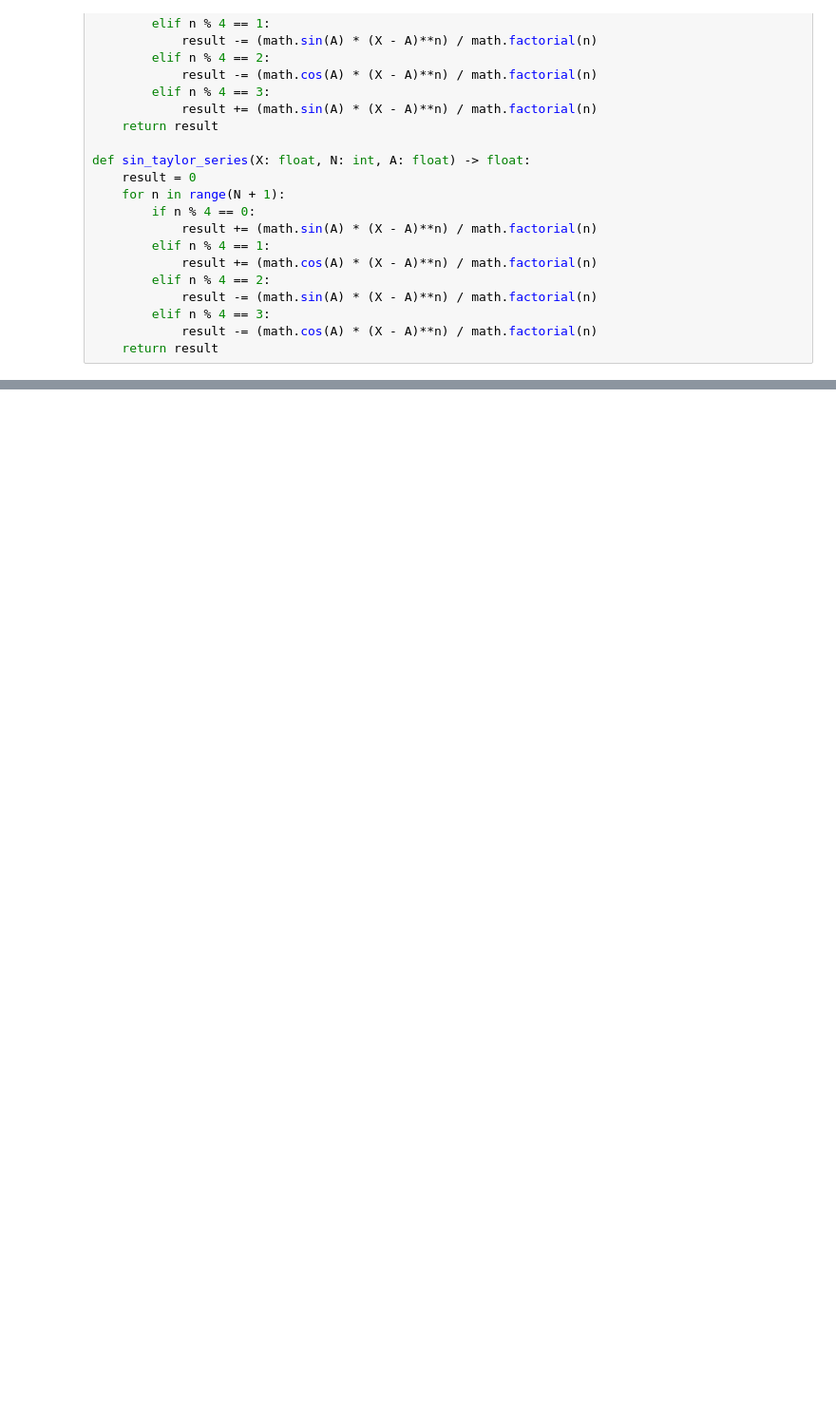
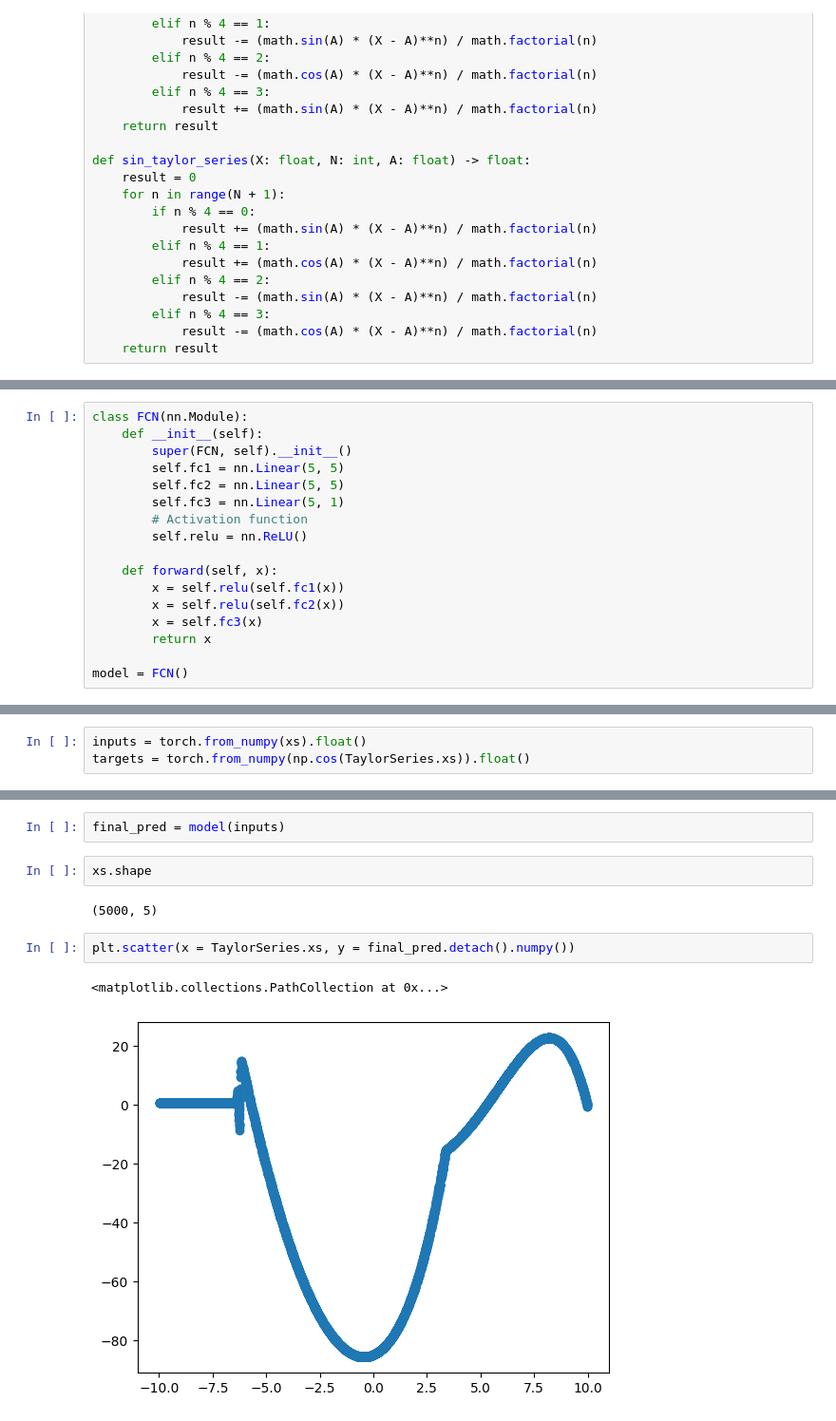
Before and after one commit to chenjoshua7/chenjoshua7.github.io, a Jupyter notebook: notebooks/taylorseries.ipynb, the cells around one changed output, grey strips where cells are left out. Shown at 95% size. Saved outputs shown, nothing was run; the diff lists cells and outputs as text; blank space fills up the shorter version.

```diff
--- a/notebooks/taylorseries.ipynb
+++ b/notebooks/taylorseries.ipynb
@@ -182,0 +355,17 @@ def backward_propagation(cache, params, y):
+# %%
+class FCN(nn.Module):
+    def __init__(self):
+        super(FCN, self).__init__()
+        self.fc1 = nn.Linear(5, 5)
+        self.fc2 = nn.Linear(5, 5)
+        self.fc3 = nn.Linear(5, 1)
+        # Activation function
+        self.relu = nn.ReLU()
+
+    def forward(self, x):
+        x = self.relu(self.fc1(x))
+        x = self.relu(self.fc2(x))
+        x = self.fc3(x)
+        return x
+
+model = FCN()
@@ -182,0 +374,3 @@ def backward_propagation(cache, params, y):
+# %%
+inputs = torch.from_numpy(xs).float()
+targets = torch.from_numpy(np.cos(TaylorSeries.xs)).float()
@@ -182,0 +426,11 @@ def backward_propagation(cache, params, y):
+# %%
+final_pred = model(inputs)
+# %%
+xs.shape
+# %% [output]
+(5000, 5)
+# %%
+plt.scatter(x = TaylorSeries.xs, y = final_pred.detach().numpy())
+# %% [output]
+<matplotlib.collections.PathCollection at 0x...>
+[figure, added]
```
Also changed, not shown: parts of 26 cells of this notebook, 51 other files.
